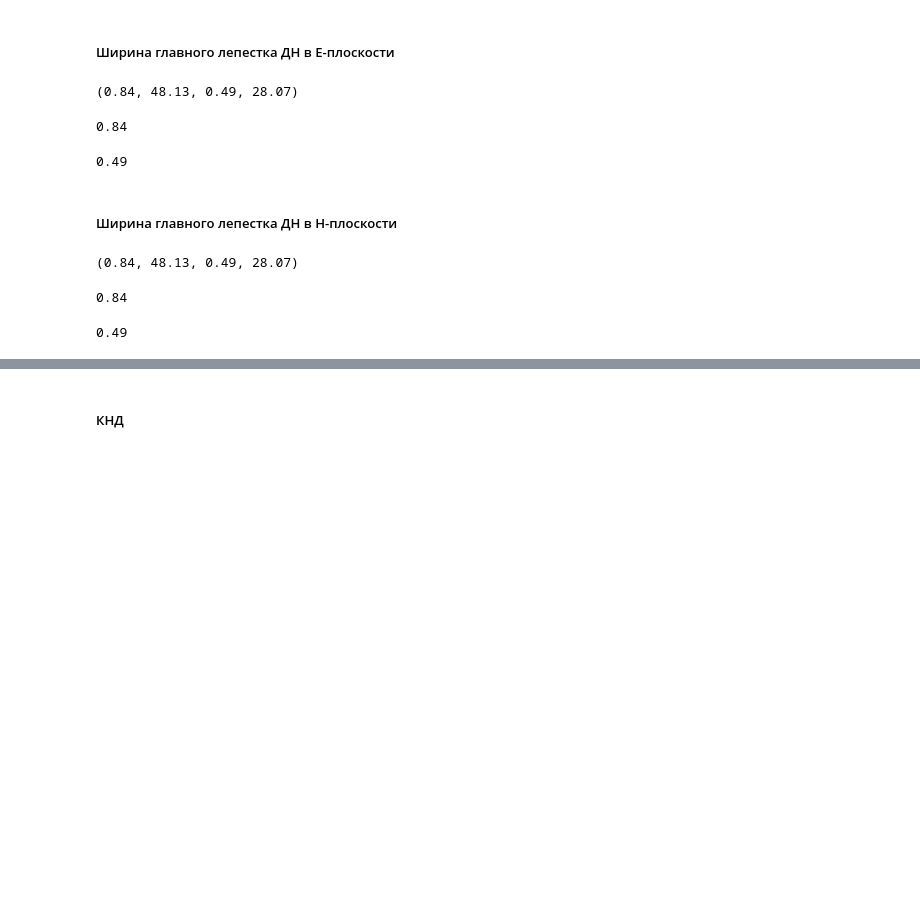
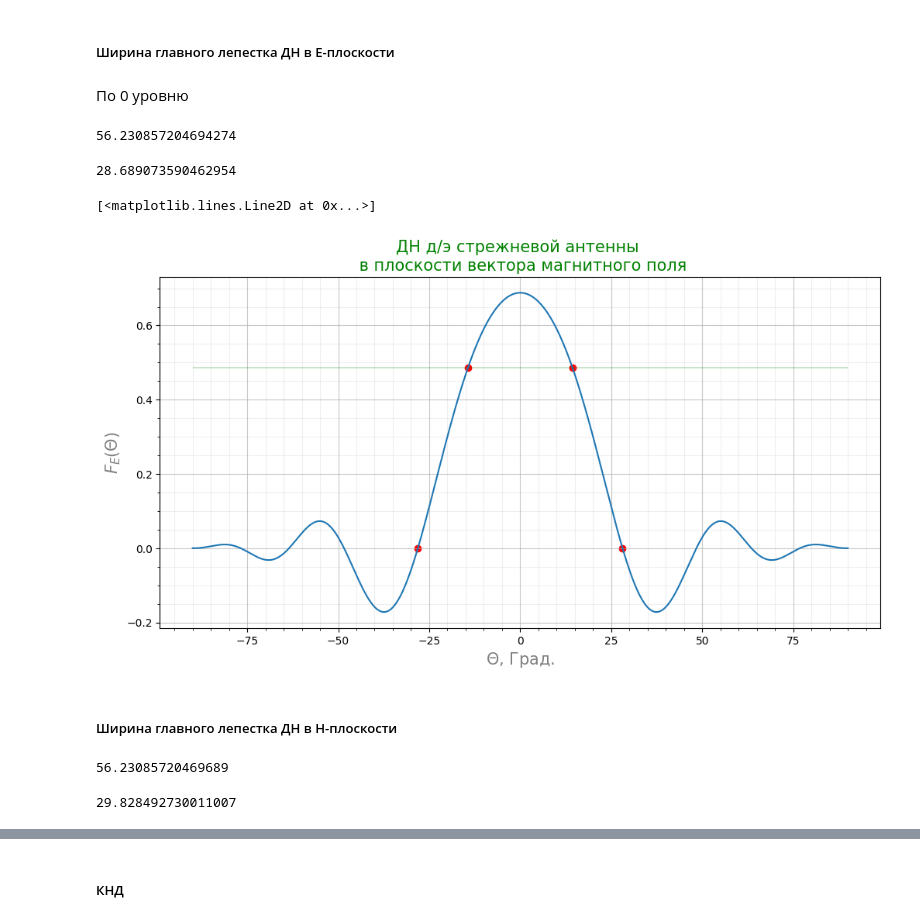
Before and after one commit to AlfaIV/Microwave-and-Antennas-LabWork, a Jupyter notebook: Лабораторная работа №2 СВЧ и Антенны.ipynb, the cells around one changed output, grey strips where cells are left out. Cells and saved outputs as stored; diff of their text form; code cells hidden in the pictures; blank space fills up the shorter version.

```diff
--- a/Лабораторная работа №2 СВЧ и Антенны.ipynb
+++ b/Лабораторная работа №2 СВЧ и Антенны.ipynb
@@ -143,34 +308,46 @@ def Find_width_radiation_pattern(func):
 # %% [markdown]
 ##### Ширина главного лепестка ДН в Е-плоскости
-# %%
-Find_width_radiation_pattern(F_E)
-# %% [output]
-(0.84, 48.13, 0.49, 28.07)
-# %%
-Theta_0_E = round(opt.fsolve(F_E,[0.9])[0],2)
-#Решаю численно уравнение F_E(Theta_0) = 0
-Theta_0_E
-# %% [output]
-0.84
-# %%
-Theta_05_E = round(F_E(0)/np.sqrt(2),2)
-Theta_05_E
-# %% [output]
-0.49
+# %%
+Solv_F_E = Find_width_radiation_pattern05(F_E)
+# %% [markdown]
+По 0 уровню
+# %%
+(Solv_F_E.theta_0(20) - Solv_F_E.theta_0(-20))
+# %% [output]
+56.230857204694274
+# %%
+Solv_F_E.theta_05(20) - Solv_F_E.theta_05(-20)
+# %% [output]
+28.689073590462954
+# %%
+plt.figure(dpi = 100,figsize = (12,6))
+#plt.ylim([xmin,xmax])
+
+#axes.set_xlim([xmin,xmax])
+
+plt.title("ДН д/э стрежневой антенны \n в плоскости вектора магнитного поля",
+          fontsize=15,
+         color = "green")
+plt.scatter([Solv_F_E.theta_0(20),Solv_F_E.theta_0(-20)],
+            [Solv_F_E.func_val(20),Solv_F_E.func_val(-20)],
+           color = "red")
+plt.scatter([Solv_F_E.theta_05(20),Solv_F_E.theta_05(-20)],
+            [(Solv_F_E.func_val_05(20)),(Solv_F_E.func_val_05(-20))],
+           color = "red")
+plt.hlines(F_E(0)/math.sqrt(2),
+           min(Theta_grad_data),
+           max(Theta_grad_data),
+          color = "green",
+          linewidth = 0.3)
+plt.ylabel("$F_E(\Theta)$", fontsize=15, color='gray')
+plt.xlabel('$\Theta$, Град.', fontsize=15, color='gray')
+#plt.grid(which='both')
+plt.minorticks_on()
+plt.grid(which='minor', alpha=0.2)
+plt.grid(which='major', alpha=0.7)
+plt.plot(Theta_grad_data,F_E_data)
+# %% [output]
+[<matplotlib.lines.Line2D at 0x...>]
+[figure, added]
 # %% [markdown]
 ##### Ширина главного лепестка ДН в H-плоскости
-# %%
-Find_width_radiation_pattern(F_H)
-# %% [output]
-(0.84, 48.13, 0.49, 28.07)
-# %%
-Theta_0_H = round(opt.fsolve(F_H,[0.9])[0],2)
-#Решаю численно уравнение F_E(Theta_0) = 0
-Theta_0_H
-# %% [output]
-0.84
-# %%
-Theta_05_H = round(F_E(0)/np.sqrt(2),2)
-Theta_05_H
-# %% [output]
-0.49
@@ -176,0 +356,8 @@ Theta_05_H
+# %%
+Solv_F_H.theta_0(20) - Solv_F_H.theta_0(-20)
+# %% [output]
+56.23085720469689
+# %%
+Solv_F_H.theta_05(20) - Solv_F_H.theta_05(-20)
+# %% [output]
+29.828492730011007
```
Also changed, not shown: parts of 27 cells of this notebook.
